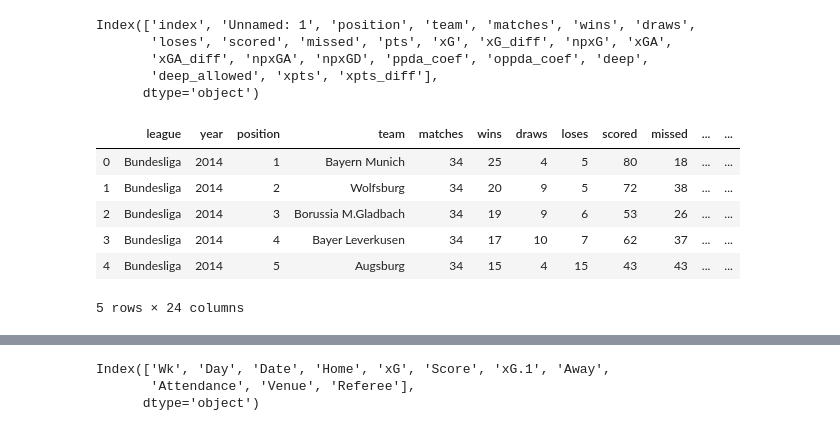
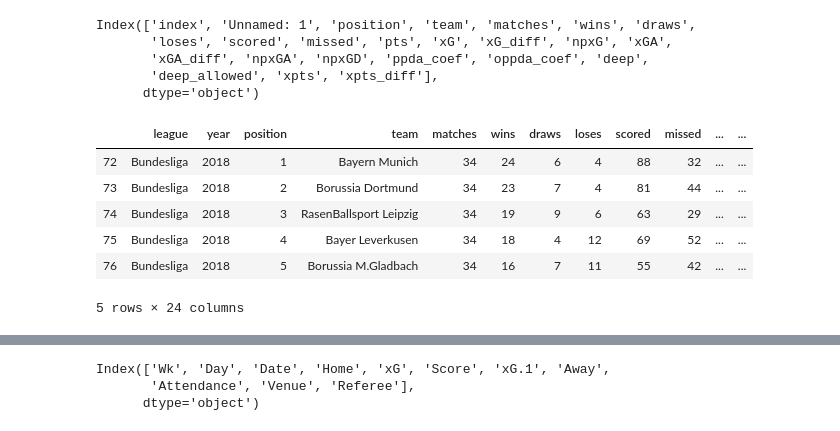
Before and after one commit to triolinho/final_project_repo, a Jupyter notebook: final_1.ipynb, the cells around one changed output, grey strips where cells are left out. Saved outputs shown, nothing was run; the diff lists cells and outputs as text; code cells hidden in the pictures.

```diff
--- a/final_1.ipynb
+++ b/final_1.ipynb
@@ -87,15 +69,19 @@ col_list = ['league', 'year', 'position', 'team', 'matches', 'wins', 'draws',
        'deep_allowed', 'xpts', 'xpts_diff']
 # %%
 df1.columns = col_list
+# %%
+conditionY = df1['year'] == 2018
+# %%
+df_stats = df1[conditionY]
 # %%
-df1.head()
+df_stats.head()
 # %% [output]
 |  | league | year | position | team | matches | wins | draws | loses | scored | missed | ... | ... |
-| 0 | Bundesliga | 2014 | 1 | Bayern Munich | 34 | 25 | 4 | 5 | 80 | 18 | ... | ... |
-| 1 | Bundesliga | 2014 | 2 | Wolfsburg | 34 | 20 | 9 | 5 | 72 | 38 | ... | ... |
-| 2 | Bundesliga | 2014 | 3 | Borussia M.Gladbach | 34 | 19 | 9 | 6 | 53 | 26 | ... | ... |
-| 3 | Bundesliga | 2014 | 4 | Bayer Leverkusen | 34 | 17 | 10 | 7 | 62 | 37 | ... | ... |
-| 4 | Bundesliga | 2014 | 5 | Augsburg | 34 | 15 | 4 | 15 | 43 | 43 | ... | ... |
+| 72 | Bundesliga | 2018 | 1 | Bayern Munich | 34 | 24 | 6 | 4 | 88 | 32 | ... | ... |
+| 73 | Bundesliga | 2018 | 2 | Borussia Dortmund | 34 | 23 | 7 | 4 | 81 | 44 | ... | ... |
+| 74 | Bundesliga | 2018 | 3 | RasenBallsport Leipzig | 34 | 19 | 9 | 6 | 63 | 29 | ... | ... |
+| 75 | Bundesliga | 2018 | 4 | Bayer Leverkusen | 34 | 18 | 4 | 12 | 69 | 52 | ... | ... |
+| 76 | Bundesliga | 2018 | 5 | Borussia M.Gladbach | 34 | 16 | 7 | 11 | 55 | 42 | ... | ... |
 5 rows × 24 columns
 # %%
 df_epl1 = pd.read_csv('epl1.csv')
```
Also changed, not shown: parts of 30 cells of this notebook, 3 other files.
